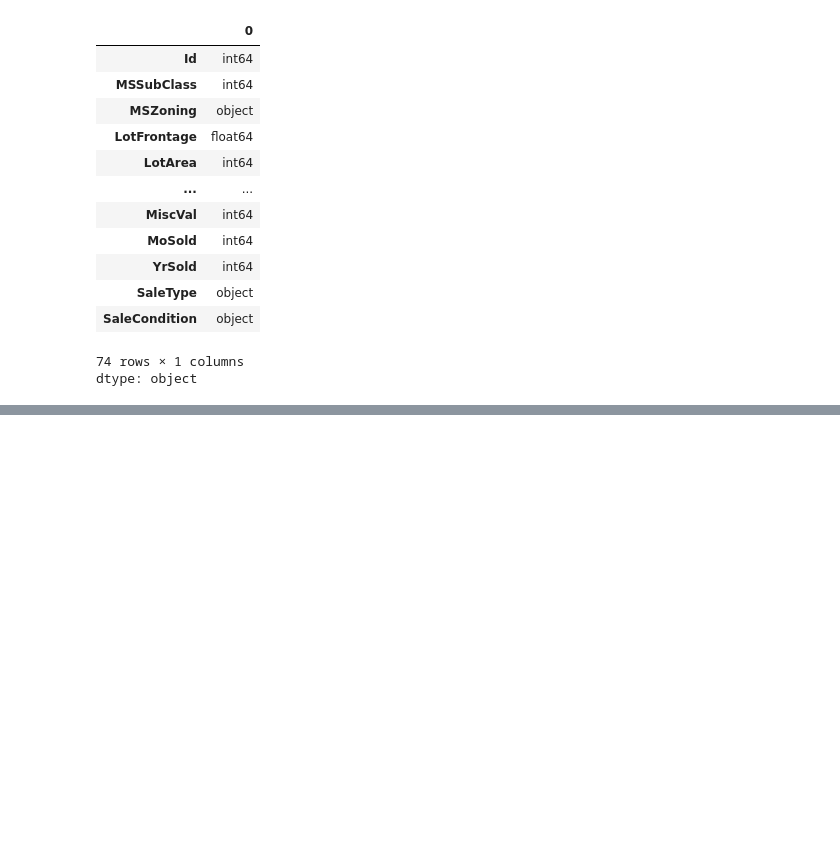
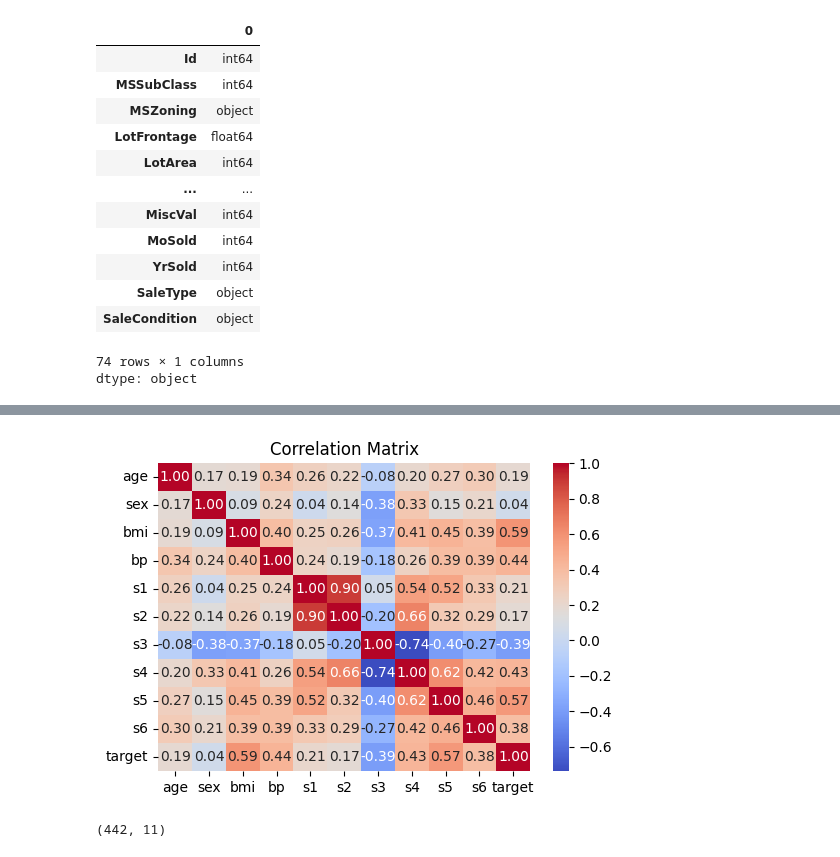
Before and after one commit to Madathanapalleleena/ML_LAB_152, a Jupyter notebook: ML_Lab_Practice.ipynb, the cells around one changed output, grey strips where cells are left out. Drawn from its saved outputs; the diff is of its cells as text; code cells hidden in the pictures; blank space fills up the shorter version.

Commit message:
Performed some classification and regression model performance

```diff
--- a/ML_Lab_Practice.ipynb
+++ b/ML_Lab_Practice.ipynb
@@ -1569,3 +1567,10 @@ x_train.dtypes
 | SaleCondition | object |
 74 rows × 1 columns
 dtype: object
+# %%
+#Linear Regression
+from sklearn import datasets
+import pandas as pd
+dataset=datasets.load_diabetes(as_frame=True)
+X,y=dataset.data,dataset.target
+data=pd.concat([X,y],axis=1)
@@ -1571,0 +1627,15 @@ dtype: object
+# %%
+#correlation
+import seaborn as sns
+import matplotlib.pyplot as plt
+corrmat=data.corr()
+plt.figure(figsize=(6,4))
+sns.heatmap(corrmat, annot=True, fmt=".2f", cmap="coolwarm")
+plt.title("Correlation Matrix")
+plt.show()
+# %% [output]
+[figure, added]
+# %%
+print(data.shape)
+# %% [output]
+(442, 11)
```
Also changed, not shown: parts of 23 cells of this notebook.
